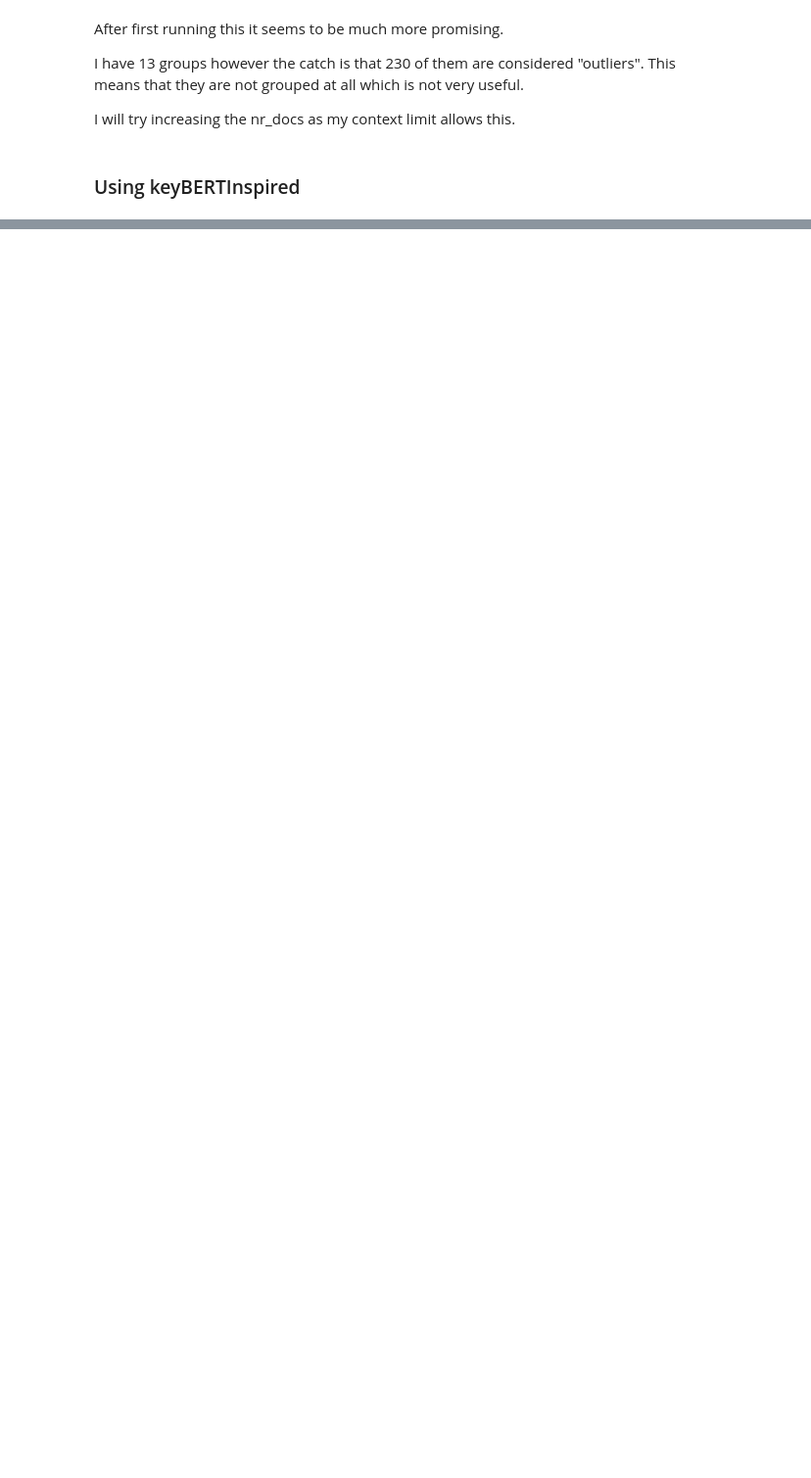
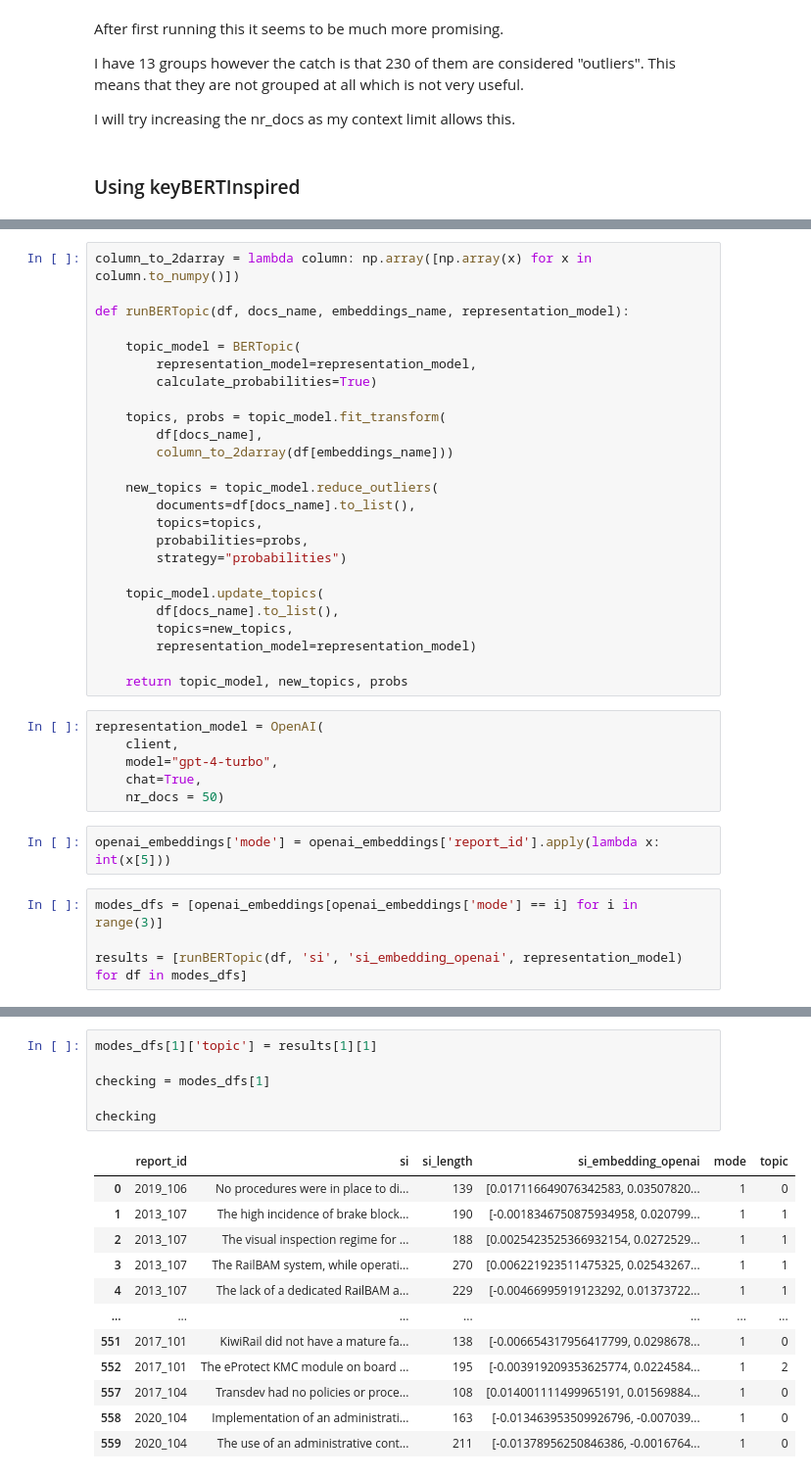
Before and after one commit to 1jamesthompson1/TAIC-report-summary, a Jupyter notebook: notebooks/safety themes_from_safety_issues/safety_themes_from_safety_issues.ipynb, the cells around one changed output, grey strips where cells are left out. Shown at 98% size. Saved outputs shown, nothing was run; the diff lists cells and outputs as text; blank space fills up the shorter version.

```diff
--- a/notebooks/safety themes_from_safety_issues/safety_themes_from_safety_issues.ipynb
+++ b/notebooks/safety themes_from_safety_issues/safety_themes_from_safety_issues.ipynb
@@ -477,0 +647,37 @@ topic_model.get_topic_info()
+# %%
+column_to_2darray = lambda column: np.array([np.array(x) for x in column.to_numpy()])
+
+def runBERTopic(df, docs_name, embeddings_name, representation_model):
+
+    topic_model = BERTopic(
+        representation_model=representation_model,
+        calculate_probabilities=True)
+
+    topics, probs = topic_model.fit_transform(
+        df[docs_name],
+        column_to_2darray(df[embeddings_name]))
+
+    new_topics = topic_model.reduce_outliers(
+        documents=df[docs_name].to_list(),
+        topics=topics,
+        probabilities=probs,
+        strategy="probabilities")
+
+    topic_model.update_topics(
+        df[docs_name].to_list(),
+        topics=new_topics,
+        representation_model=representation_model)
+
+    return topic_model, new_topics, probs
+# %%
+representation_model = OpenAI(
+    client,
+    model="gpt-4-turbo",
+    chat=True,
+    nr_docs = 50)
+# %%
+openai_embeddings['mode'] = openai_embeddings['report_id'].apply(lambda x: int(x[5]))
+# %%
+modes_dfs = [openai_embeddings[openai_embeddings['mode'] == i] for i in range(3)]
+
+results = [runBERTopic(df, 'si', 'si_embedding_openai', representation_model) for df in modes_dfs]
@@ -477,0 +721,19 @@ topic_model.get_topic_info()
+# %%
+modes_dfs[1]['topic'] = results[1][1]
+
+checking = modes_dfs[1]
+
+checking
+# %% [output]
+|  | report_id | si | si_length | si_embedding_openai | mode | topic |
+| 0 | 2019_106 | No procedures were in place to di... | 139 | [0.017116649076342583, 0.03507820... | 1 | 0 |
+| 1 | 2013_107 | The high incidence of brake block... | 190 | [-0.0018346750875934958, 0.020799... | 1 | 1 |
+| 2 | 2013_107 | The visual inspection regime for ... | 188 | [0.0025423525366932154, 0.0272529... | 1 | 1 |
+| 3 | 2013_107 | The RailBAM system, while operati... | 270 | [0.006221923511475325, 0.02543267... | 1 | 1 |
+| 4 | 2013_107 | The lack of a dedicated RailBAM a... | 229 | [-0.00466995919123292, 0.01373722... | 1 | 1 |
+| ... | ... | ... | ... | ... | ... | ... |
+| 551 | 2017_101 | KiwiRail did not have a mature fa... | 138 | [-0.006654317956417799, 0.0298678... | 1 | 0 |
+| 552 | 2017_101 | The eProtect KMC module on board ... | 195 | [-0.003919209353625774, 0.0224584... | 1 | 2 |
+| 557 | 2017_104 | Transdev had no policies or proce... | 108 | [0.014001111499965191, 0.01569884... | 1 | 0 |
+| 558 | 2020_104 | Implementation of an administrati... | 163 | [-0.013463953509926796, -0.007039... | 1 | 0 |
+| 559 | 2020_104 | The use of an administrative cont... | 211 | [-0.01378956250846386, -0.0016764... | 1 | 0 |
```
Also changed, not shown: parts of 32 cells of this notebook.
